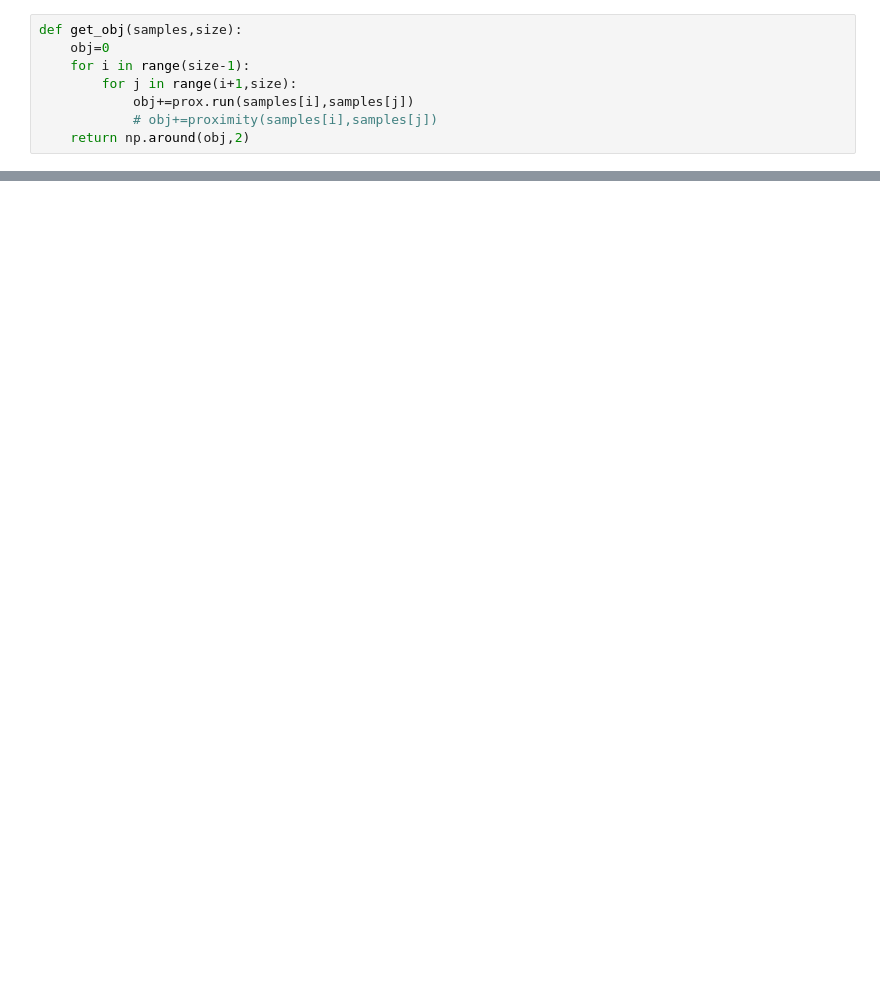
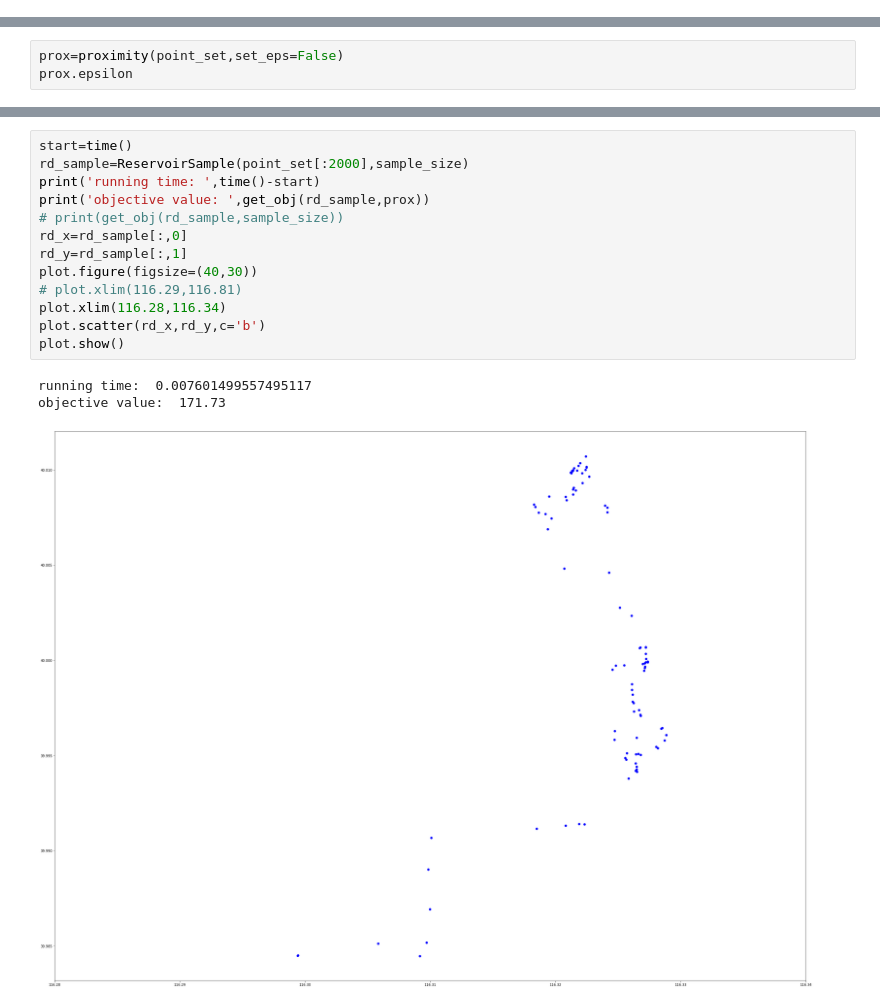
Before and after one commit to t07902301/mini-VAS, a Jupyter notebook: plots.ipynb, the cells around one changed output, grey strips where cells are left out. Saved outputs shown, nothing was run; the diff lists cells and outputs as text; blank space fills up the shorter version.

```diff
--- a/plots.ipynb
+++ b/plots.ipynb
@@ -193,8 +0,0 @@ prox.epsilon
-# %%
-def get_obj(samples,size):
-    obj=0
-    for i in range(size-1):
-        for j in range(i+1,size):
-            obj+=prox.run(samples[i],samples[j])
-            # obj+=proximity(samples[i],samples[j])
-    return np.around(obj,2)
@@ -301,0 +32,3 @@ IndexError: index 2 is out of bounds for axis 0 with size 2
+# %%
+prox=proximity(point_set,set_eps=False)
+prox.epsilon
@@ -301,0 +79,17 @@ IndexError: index 2 is out of bounds for axis 0 with size 2
+# %%
+start=time()
+rd_sample=ReservoirSample(point_set[:2000],sample_size)
+print('running time: ',time()-start)
+print('objective value: ',get_obj(rd_sample,prox))
+# print(get_obj(rd_sample,sample_size))
+rd_x=rd_sample[:,0]
+rd_y=rd_sample[:,1]
+plot.figure(figsize=(40,30))
+# plot.xlim(116.29,116.81)
+plot.xlim(116.28,116.34)
+plot.scatter(rd_x,rd_y,c='b')
+plot.show()
+# %% [output]
+running time:  0.007601499557495117
+objective value:  171.73
+[figure, added]
```
Also changed, not shown: parts of 61 cells of this notebook, 6 other files.
